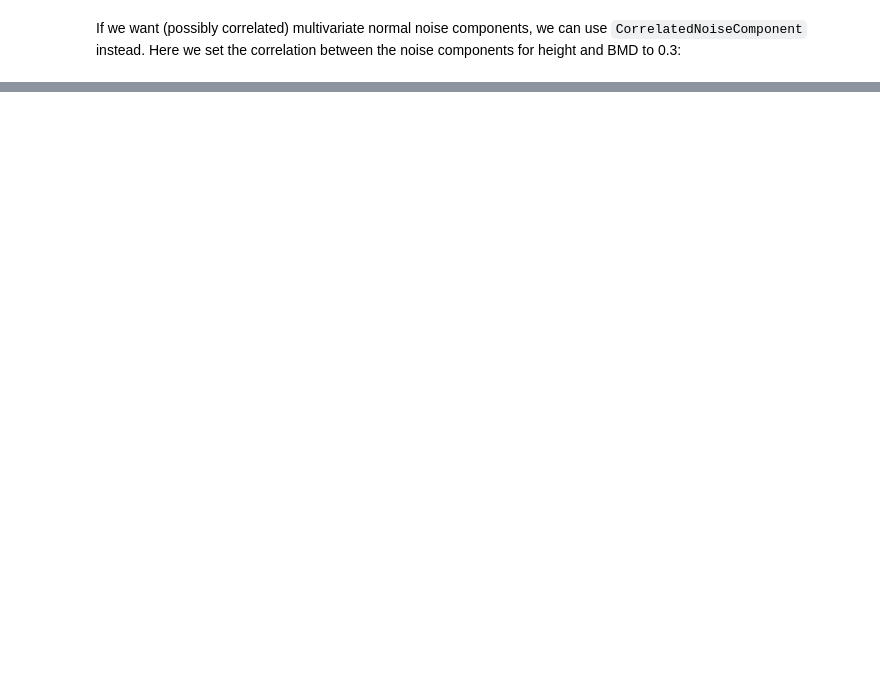
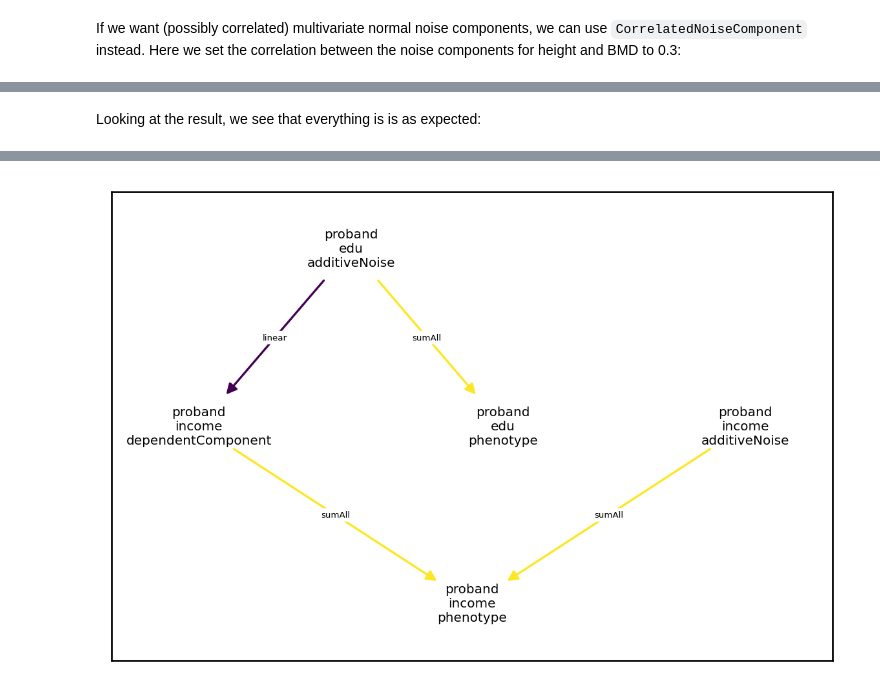
Before and after one commit to rborder/xftsim, a Jupyter notebook: docs/userguide/arch.ipynb, the cells around one changed output, grey strips where cells are left out. Drawn from its saved outputs; the diff is of its cells as text; code cells hidden in the pictures; blank space fills up the shorter version.

```diff
--- a/docs/userguide/arch.ipynb
+++ b/docs/userguide/arch.ipynb
@@ -236,0 +281,4 @@ BMD.correlatedNoise.proband                   -1
+# %%
+ncomp = xft.arch.AdditiveNoiseComponent(variances=[1,.5],
+                                        phenotype_name=['edu', 'income'])
+ncomp
@@ -236,0 +314,8 @@ BMD.correlatedNoise.proband                   -1
+# %%
+input_ind = xft.index.ComponentIndex(['edu'], ['additiveNoise'])
+output_ind = xft.index.ComponentIndex(['income'], ['dependentComponent'])
+coefficient_matrix = np.array([[np.sqrt(.5)]])
+
+ccomp = xft.arch.LinearTransformationComponent(input_ind, output_ind,
+                                               coefficient_matrix, normalize = True)
+ccomp
@@ -236,0 +328,7 @@ BMD.correlatedNoise.proband                   -1
+# %%
+iind = xft.index.ComponentIndex(['edu','income','income'],
+                                ['additiveNoise','additiveNoise','dependentComponent'])
+
+strans = xft.arch.SumAllTransformation(input_cindex=iind)
+strans.draw_dependency_graph()
+strans
@@ -236,0 +354,16 @@ BMD.correlatedNoise.proband                   -1
+# %% [markdown]
+Looking at the result, we see that everything is is as expected:
+# %%
+demo =  xft.sim.DemoSimulation()
+
+test_sim = xft.sim.Simulation(founder_haplotypes=demo.haplotypes,
+                              mating_regime=demo.mating_regime,
+                              recombination_map= demo.recombination_map,
+                              architecture = xft.arch.Architecture([ncomp, ccomp, strans]),
+                              statistics=[xft.stats.SampleStatistics()],)
+
+test_sim.architecture.draw_dependency_graph()
+test_sim.run(1)
+pd = test_sim.phenotypes.xft.as_pd()
+pd.corr()**2
+# %% [output]
@@ -236,0 +379 @@ BMD.correlatedNoise.proband                   -1
+[figure, added]
```
Also changed, not shown: parts of 49 cells of this notebook, 3 other files.
